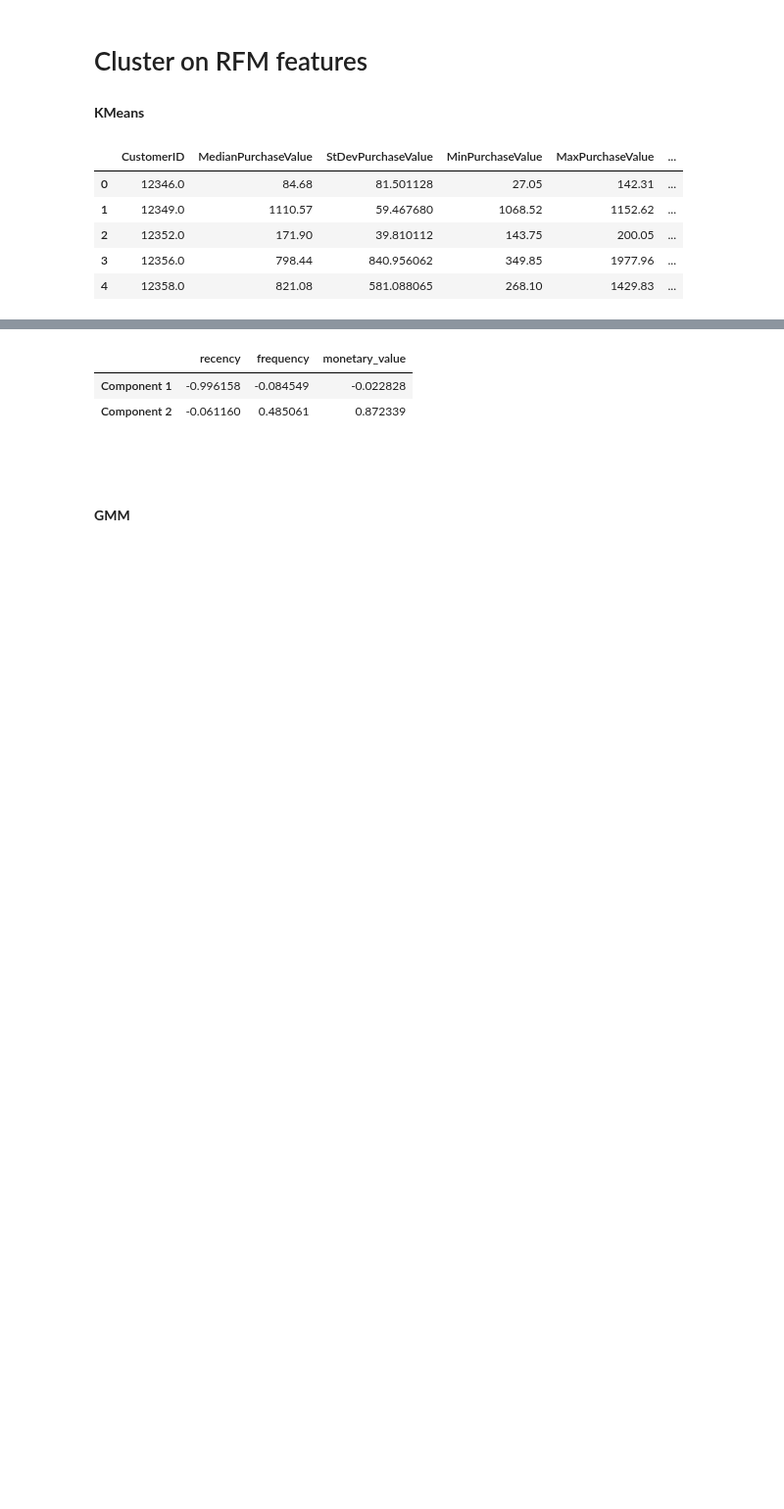
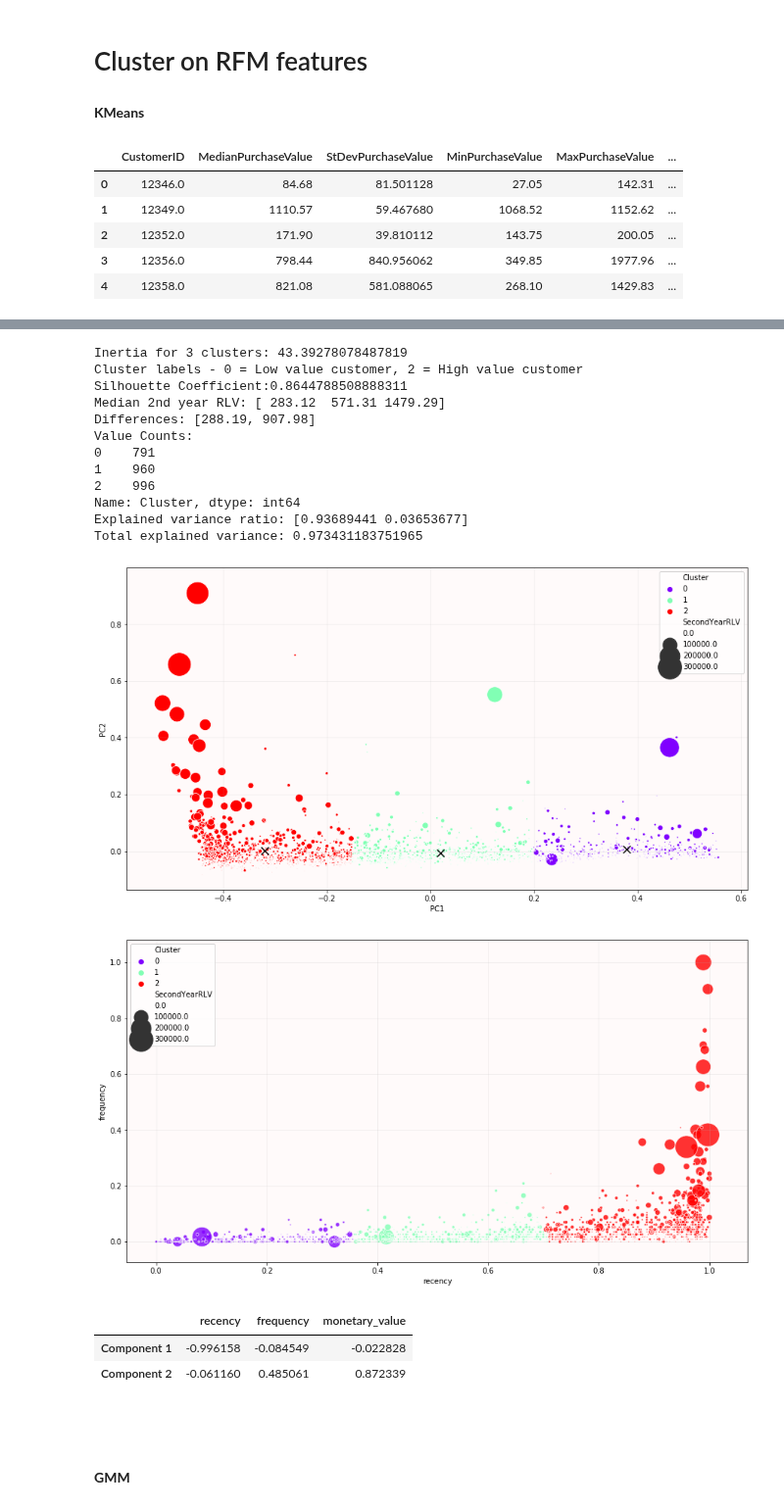
Before and after one commit to W-Tran/Online-Retail, a Jupyter notebook: clustering_daily.ipynb, the cells around one changed output, grey strips where cells are left out. Shown at 98% size. Saved outputs shown, nothing was run; the diff lists cells and outputs as text; code cells hidden in the pictures; blank space fills up the shorter version.

```diff
--- a/clustering_daily.ipynb
+++ b/clustering_daily.ipynb
@@ -98,3 +76,25 @@ Total explained variance: 0.9734311837519661
+# %%
+num_clusters = 3
+cluster_features, cluster_centers  = perform_km_clustering(cluster_features, num_clusters)
+cluster_features, cluster_centers = reorder_clusters(cluster_features, cluster_centers, features, num_clusters)
+evaluate_clusters(cluster_features, num_clusters)
+pca = cluster_pca_plot(cluster_features, cluster_centers, scaled=True)
+cluster_rf_plot(cluster_features, features)
+# %% [output]
+Inertia for 3 clusters: 43.39278078487819
+Cluster labels - 0 = Low value customer, 2 = High value customer
+Silhouette Coefficient:0.8644788508888311
+Median 2nd year RLV: [ 283.12  571.31 1479.29]
+Differences: [288.19, 907.98]
+Value Counts:
+0    791
+1    960
+2    996
+Name: Cluster, dtype: int64
+Explained variance ratio: [0.93689441 0.03653677]
+Total explained variance: 0.973431183751965
+[figure, added]
+[figure, added]
 # %%
 # Print component loadings
 pd.DataFrame(
```
Also changed, not shown: parts of 35 cells of this notebook, 2 other files.
